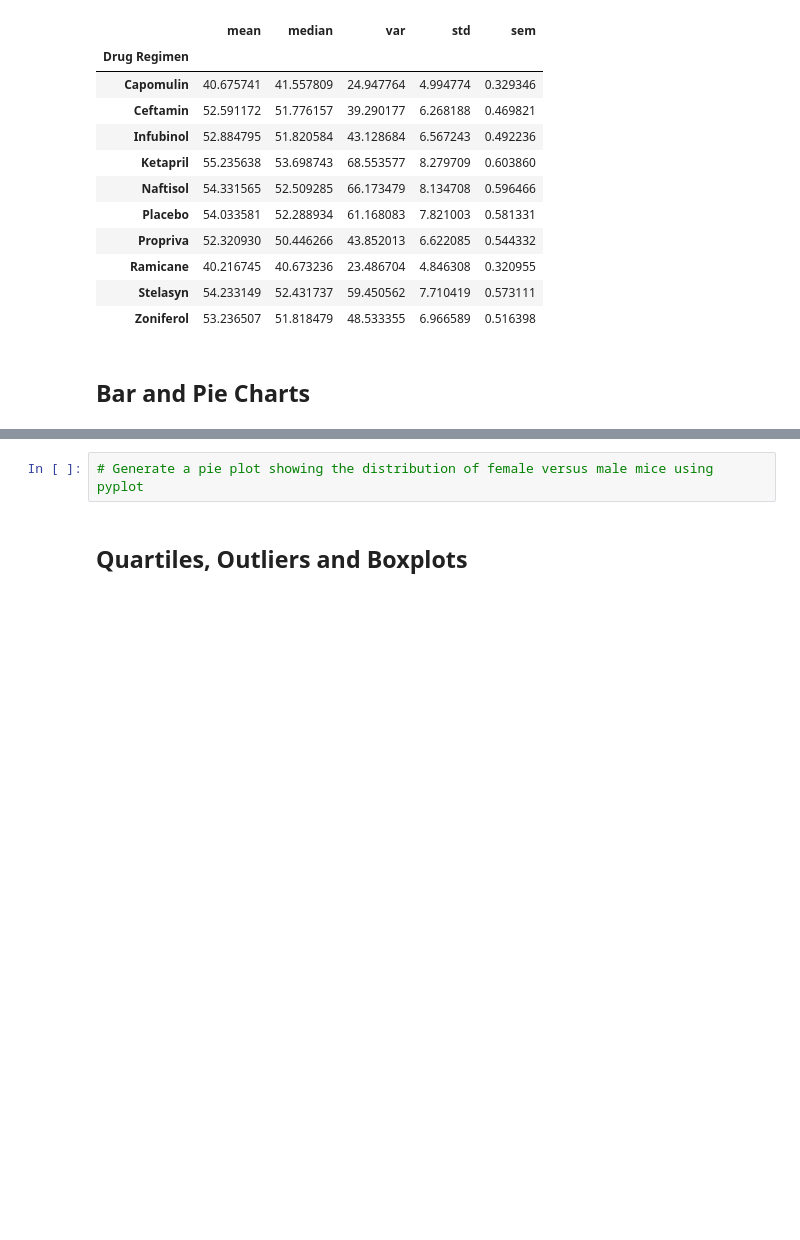
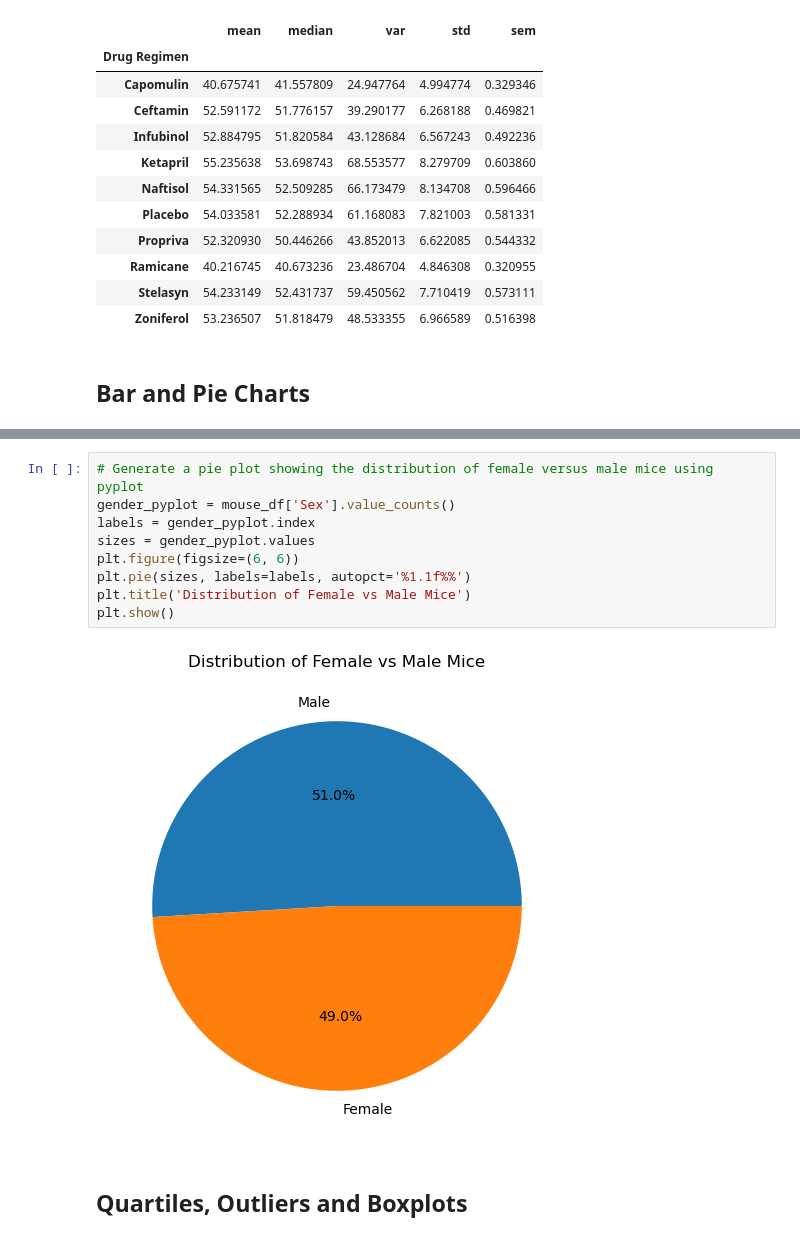
Before and after one commit to MirianRuanova/Matplobit---Challenge, a Jupyter notebook: pymaceuticals_starter.ipynb, the cells around one changed output, grey strips where cells are left out. Cells and saved outputs as stored; diff of their text form; blank space fills up the shorter version.

```diff
--- a/pymaceuticals_starter.ipynb
+++ b/pymaceuticals_starter.ipynb
@@ -156,5 +182,14 @@ mouse_summary
 # %%
 # Generate a pie plot showing the distribution of female versus male mice using pyplot
+gender_pyplot = mouse_df['Sex'].value_counts()
+labels = gender_pyplot.index
+sizes = gender_pyplot.values
+plt.figure(figsize=(6, 6))
+plt.pie(sizes, labels=labels, autopct='%1.1f%%')
+plt.title('Distribution of Female vs Male Mice')
+plt.show()
+# %% [output]
+[figure, added]
 # %% [markdown]
 ## Quartiles, Outliers and Boxplots
 # %%
```
Also changed, not shown: parts of 3 cells of this notebook.
